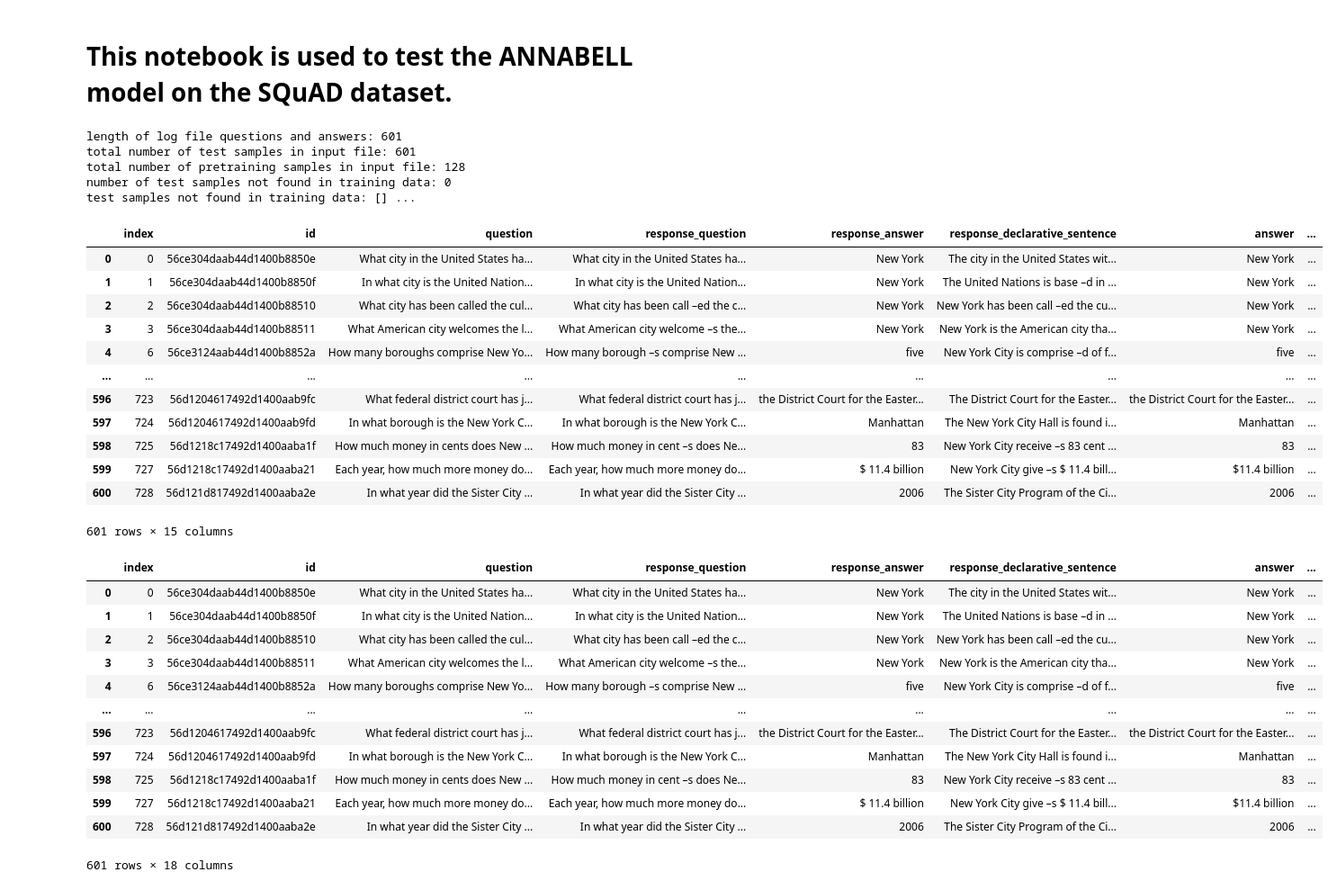
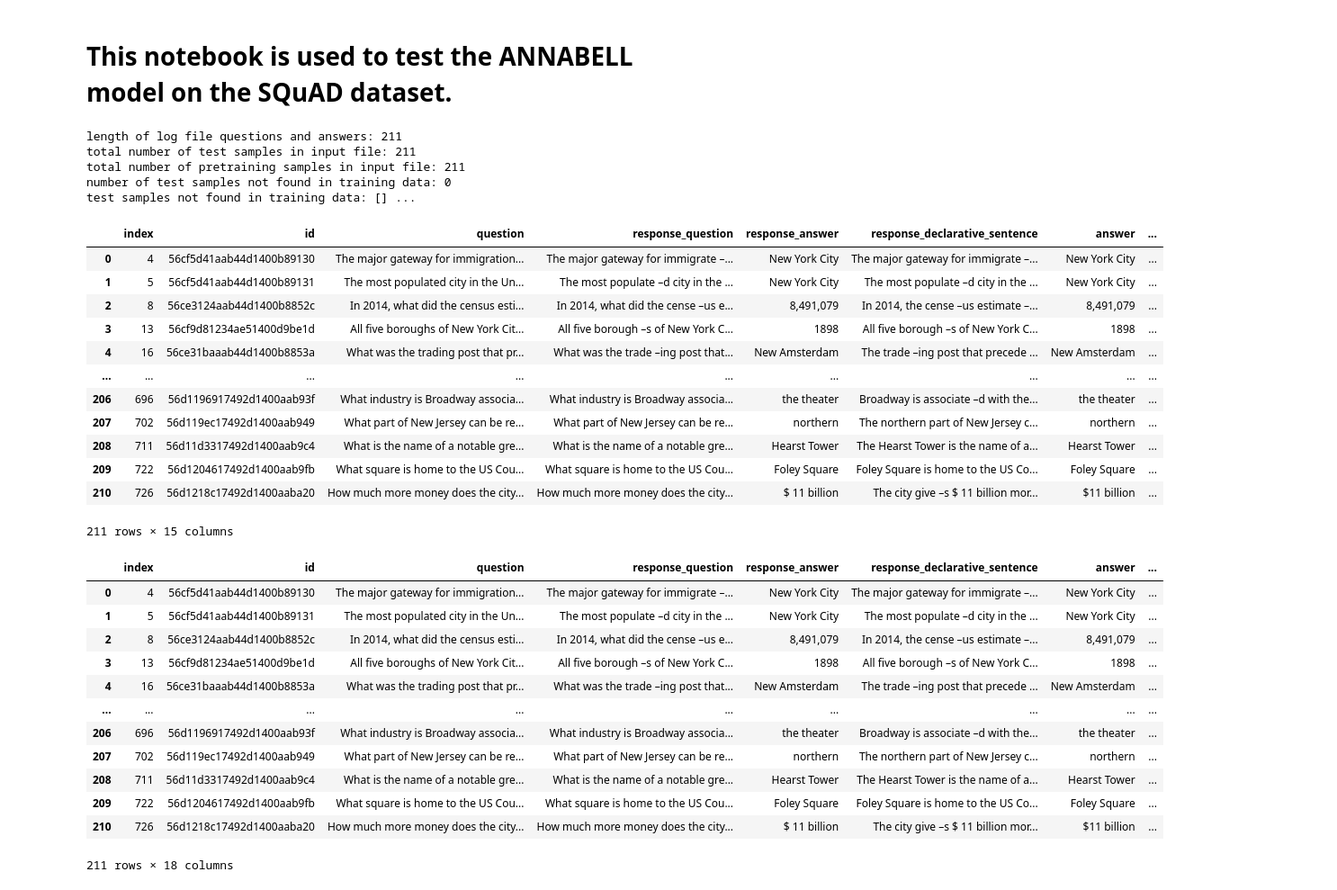
Before and after one commit to cjwalmsley/Training-and-evaluating-cognitive-language-models, a Jupyter notebook: testing/test_annabell.ipynb, the cells around one changed output. Shown: that part at 90% size. Saved outputs shown, nothing was run; the diff lists cells and outputs as text; code cells hidden in the pictures.

Commit message:
fixed bug in copying of logfiles

```diff
--- a/testing/test_annabell.ipynb
+++ b/testing/test_annabell.ipynb
@@ -9,7 +9,7 @@ import datetime
 import pandas as pd
 from tqdm import tqdm
 # %%
-experiment_number = 12
+experiment_number = 14
 operating_system = platform.system()
 if operating_system == 'Windows':
 	base_directory = "G:\\My Drive\\Shared with Julia\\Education\\Kent University\\PhD\\work\\annabell"
@@ -20,25 +20,28 @@ elif operating_system == 'Darwin':  #macOS
 else:
     raise Exception("unsupported OS")
 
+#These parameters need to be set to match the files being used
+referenced_files_timestamp = "20251022_085512"
+test_log_filename = "logfile_nyc_squad_pretraining_validation_testing_commands_2025-10-22_16-38-14.txt"
+test_input_filename = "nyc_squad_pretraining_validation_testing_commands_" + referenced_files_timestamp + ".txt"
+#test_input_filename = "nyc_squad_testing_commands_" + referenced_files_timestamp + ".txt"
+
 timestamp = datetime.datetime.now().strftime("_%Y%m%d_%H%M%S")
-referenced_files_timestamp = "20251014_063732"
-
 test_input_dir = os.path.join(base_directory, "experiments", str(experiment_number), "testing")
 test_log_dir = os.path.join(base_directory, "experiments", str(experiment_number), "logs")
 data_dir = os.path.join(base_directory, "experiments/data")
+dataframe_directory = os.path.join(base_directory, "experiments", "dataframes")
 test_results_dir = os.path.join(base_directory, "experiments", str(experiment_number), "results")
 if not os.path.exists(test_results_dir):
     os.makedirs(test_results_dir)
 pretraining_dir = os.path.join(base_directory, "experiments", str(experiment_number), "pre_training")
 
-test_log_filename = "logfile_nyc_squad_testing_commands_2025-10-15_08-31-02.txt"
-test_input_filename = "nyc_squad_testing_commands_" + referenced_files_timestamp + ".txt"
-dataset_filename = "nyc_squad_with_pretraining_commands_20251014_063732.jsonl"
+dataset_filename = "nyc_squad_with_pretraining_commands_" + referenced_files_timestamp + ".jsonl"
 pretraining_filename ="nyc_squad_pretraining_commands_" + referenced_files_timestamp + ".txt"
 
 test_log_filepath = os.path.join(test_log_dir, test_log_filename)
 test_input_filepath = os.path.join(test_input_dir, test_input_filename)
-dataset_filepath = os.path.join(data_dir, dataset_filename)
+dataset_filepath = os.path.join(dataframe_directory, dataset_filename)
 pretraining_filepath =  os.path.join(pretraining_dir, pretraining_filename)
 
 test_answer_summary_filename = "test_nyc_answer_summary" + timestamp + ".tsv"
@@ -49,48 +52,48 @@ for index, each_tuple in enumerate(ids_questions_answers):
     if each_tuple[-1] == "" or each_tuple[-1] == None:
         ids_questions_answers[index] = (each_tuple[0], each_tuple[1], "NO ANSWER GIVEN")
 
 print("length of log file questions and answers: " + str(len(ids_questions_answers)))
 with open(test_input_filepath, 'r') as test_input_file:
     test_input_lines = test_input_file.readlines()
 total_number_of_test_samples = len([id_line for id_line in test_input_lines if id_line.startswith("#id:")])
 with open(pretraining_filepath, 'r') as pretraining_file:
 	pretraining_lines = pretraining_file.readlines()
 print(f"total number of test samples in input file: {total_number_of_test_samples}")
 total_number_of_pretraining_samples = len([id_line for id_line in pretraining_lines if id_line.startswith("# ID:")])
 print(f"total number of pretraining samples in input file: {total_number_of_pretraining_samples}")
 response_formatted_df = pd.read_json(dataset_filepath, lines=True)
 #add the test questions to the dataframe
 questions_not_found = []
 for the_id, question, answer, in ids_questions_answers:
     if the_id in response_formatted_df["id"].values:
         response_formatted_df.loc[response_formatted_df["id"] == the_id, "test_answer"] = answer
     else:
         questions_not_found.append(question)
 print(f"number of test samples not found in training data: {len(questions_not_found)}")
 print("test samples not found in training data: " + str(questions_not_found[:5]) + " ...")
 #drop any rows that are not in the test samples
 response_formatted_df.dropna(subset=["test_answer"], inplace=True)
 response_formatted_df.reset_index(inplace=True)
 response_formatted_df
 # %% [output]
-length of log file questions and answers: 601
-total number of test samples in input file: 601
-total number of pretraining samples in input file: 128
+length of log file questions and answers: 211
+total number of test samples in input file: 211
+total number of pretraining samples in input file: 211
 number of test samples not found in training data: 0
 test samples not found in training data: [] ...
 |  | index | id | question | response_question | response_answer | response_declarative_sentence | answer | ... |
-| 0 | 0 | 56ce304daab44d1400b8850e | What city in the United States ha... | What city in the United States ha... | New York | The city in the United States wit... | New York | ... |
-| 1 | 1 | 56ce304daab44d1400b8850f | In what city is the United Nation... | In what city is the United Nation... | New York | The United Nations is base –d in ... | New York | ... |
-| 2 | 2 | 56ce304daab44d1400b88510 | What city has been called the cul... | What city has been call –ed the c... | New York | New York has been call –ed the cu... | New York | ... |
-| 3 | 3 | 56ce304daab44d1400b88511 | What American city welcomes the l... | What American city welcome –s the... | New York | New York is the American city tha... | New York | ... |
-| 4 | 6 | 56ce3124aab44d1400b8852a | How many boroughs comprise New Yo... | How many borough –s comprise New ... | five | New York City is comprise –d of f... | five | ... |
+| 0 | 4 | 56cf5d41aab44d1400b89130 | The major gateway for immigration... | The major gateway for immigrate –... | New York City | The major gateway for immigrate –... | New York City | ... |
+| 1 | 5 | 56cf5d41aab44d1400b89131 | The most populated city in the Un... | The most populate –d city in the ... | New York City | The most populate –d city in the ... | New York City | ... |
+| 2 | 8 | 56ce3124aab44d1400b8852c | In 2014, what did the census esti... | In 2014, what did the cense –us e... | 8,491,079 | In 2014, the cense –us estimate –... | 8,491,079 | ... |
+| 3 | 13 | 56cf9d81234ae51400d9be1d | All five boroughs of New York Cit... | All five borough –s of New York C... | 1898 | All five borough –s of New York C... | 1898 | ... |
+| 4 | 16 | 56ce31baaab44d1400b8853a | What was the trading post that pr... | What was the trade –ing post that... | New Amsterdam | The trade –ing post that precede ... | New Amsterdam | ... |
 | ... | ... | ... | ... | ... | ... | ... | ... | ... |
-| 596 | 723 | 56d1204617492d1400aab9fc | What federal district court has j... | What federal district court has j... | the District Court for the Easter... | The District Court for the Easter... | the District Court for the Easter... | ... |
-| 597 | 724 | 56d1204617492d1400aab9fd | In what borough is the New York C... | In what borough is the New York C... | Manhattan | The New York City Hall is found i... | Manhattan | ... |
-| 598 | 725 | 56d1218c17492d1400aaba1f | How much money in cents does New ... | How much money in cent –s does Ne... | 83 | New York City receive –s 83 cent ... | 83 | ... |
-| 599 | 727 | 56d1218c17492d1400aaba21 | Each year, how much more money do... | Each year, how much more money do... | $ 11.4 billion | New York City give –s $ 11.4 bill... | $11.4 billion | ... |
-| 600 | 728 | 56d121d817492d1400aaba2e | In what year did the Sister City ... | In what year did the Sister City ... | 2006 | The Sister City Program of the Ci... | 2006 | ... |
+| 206 | 696 | 56d1196917492d1400aab93f | What industry is Broadway associa... | What industry is Broadway associa... | the theater | Broadway is associate –d with the... | the theater | ... |
+| 207 | 702 | 56d119ec17492d1400aab949 | What part of New Jersey can be re... | What part of New Jersey can be re... | northern | The northern part of New Jersey c... | northern | ... |
+| 208 | 711 | 56d11d3317492d1400aab9c4 | What is the name of a notable gre... | What is the name of a notable gre... | Hearst Tower | The Hearst Tower is the name of a... | Hearst Tower | ... |
+| 209 | 722 | 56d1204617492d1400aab9fb | What square is home to the US Cou... | What square is home to the US Cou... | Foley Square | Foley Square is home to the US Co... | Foley Square | ... |
+| 210 | 726 | 56d1218c17492d1400aaba20 | How much more money does the city... | How much more money does the city... | $ 11 billion | The city give –s $ 11 billion mor... | $11 billion | ... |
-601 rows × 15 columns
+211 rows × 15 columns
 # %%
 #generate embeddings for the test answer and the response_answer_formatted columns and compare them using cosine distance
 tqdm.pandas(desc="Generating test answer embeddings")
@@ -105,18 +108,18 @@ response_formatted_df["test_answer_cosine_distance"] = response_formatted_df.app
 response_formatted_df
 # %% [output]
 |  | index | id | question | response_question | response_answer | response_declarative_sentence | answer | ... |
-| 0 | 0 | 56ce304daab44d1400b8850e | What city in the United States ha... | What city in the United States ha... | New York | The city in the United States wit... | New York | ... |
-| 1 | 1 | 56ce304daab44d1400b8850f | In what city is the United Nation... | In what city is the United Nation... | New York | The United Nations is base –d in ... | New York | ... |
-| 2 | 2 | 56ce304daab44d1400b88510 | What city has been called the cul... | What city has been call –ed the c... | New York | New York has been call –ed the cu... | New York | ... |
-| 3 | 3 | 56ce304daab44d1400b88511 | What American city welcomes the l... | What American city welcome –s the... | New York | New York is the American city tha... | New York | ... |
-| 4 | 6 | 56ce3124aab44d1400b8852a | How many boroughs comprise New Yo... | How many borough –s comprise New ... | five | New York City is comprise –d of f... | five | ... |
+| 0 | 4 | 56cf5d41aab44d1400b89130 | The major gateway for immigration... | The major gateway for immigrate –... | New York City | The major gateway for immigrate –... | New York City | ... |
+| 1 | 5 | 56cf5d41aab44d1400b89131 | The most populated city in the Un... | The most populate –d city in the ... | New York City | The most populate –d city in the ... | New York City | ... |
+| 2 | 8 | 56ce3124aab44d1400b8852c | In 2014, what did the census esti... | In 2014, what did the cense –us e... | 8,491,079 | In 2014, the cense –us estimate –... | 8,491,079 | ... |
+| 3 | 13 | 56cf9d81234ae51400d9be1d | All five boroughs of New York Cit... | All five borough –s of New York C... | 1898 | All five borough –s of New York C... | 1898 | ... |
+| 4 | 16 | 56ce31baaab44d1400b8853a | What was the trading post that pr... | What was the trade –ing post that... | New Amsterdam | The trade –ing post that precede ... | New Amsterdam | ... |
 | ... | ... | ... | ... | ... | ... | ... | ... | ... |
-| 596 | 723 | 56d1204617492d1400aab9fc | What federal district court has j... | What federal district court has j... | the District Court for the Easter... | The District Court for the Easter... | the District Court for the Easter... | ... |
-| 597 | 724 | 56d1204617492d1400aab9fd | In what borough is the New York C... | In what borough is the New York C... | Manhattan | The New York City Hall is found i... | Manhattan | ... |
-| 598 | 725 | 56d1218c17492d1400aaba1f | How much money in cents does New ... | How much money in cent –s does Ne... | 83 | New York City receive –s 83 cent ... | 83 | ... |
-| 599 | 727 | 56d1218c17492d1400aaba21 | Each year, how much more money do... | Each year, how much more money do... | $ 11.4 billion | New York City give –s $ 11.4 bill... | $11.4 billion | ... |
-| 600 | 728 | 56d121d817492d1400aaba2e | In what year did the Sister City ... | In what year did the Sister City ... | 2006 | The Sister City Program of the Ci... | 2006 | ... |
+| 206 | 696 | 56d1196917492d1400aab93f | What industry is Broadway associa... | What industry is Broadway associa... | the theater | Broadway is associate –d with the... | the theater | ... |
+| 207 | 702 | 56d119ec17492d1400aab949 | What part of New Jersey can be re... | What part of New Jersey can be re... | northern | The northern part of New Jersey c... | northern | ... |
+| 208 | 711 | 56d11d3317492d1400aab9c4 | What is the name of a notable gre... | What is the name of a notable gre... | Hearst Tower | The Hearst Tower is the name of a... | Hearst Tower | ... |
+| 209 | 722 | 56d1204617492d1400aab9fb | What square is home to the US Cou... | What square is home to the US Cou... | Foley Square | Foley Square is home to the US Co... | Foley Square | ... |
+| 210 | 726 | 56d1218c17492d1400aaba20 | How much more money does the city... | How much more money does the city... | $ 11 billion | The city give –s $ 11 billion mor... | $11 billion | ... |
-601 rows × 18 columns
+211 rows × 18 columns
 # %%
 # Get the counts for each unique value in the 'test_answer' column
 test_answer_summary = response_formatted_df['test_answer'].value_counts().reset_index()
```
Also changed, not shown: parts of 6 cells of this notebook, 1 other file.
